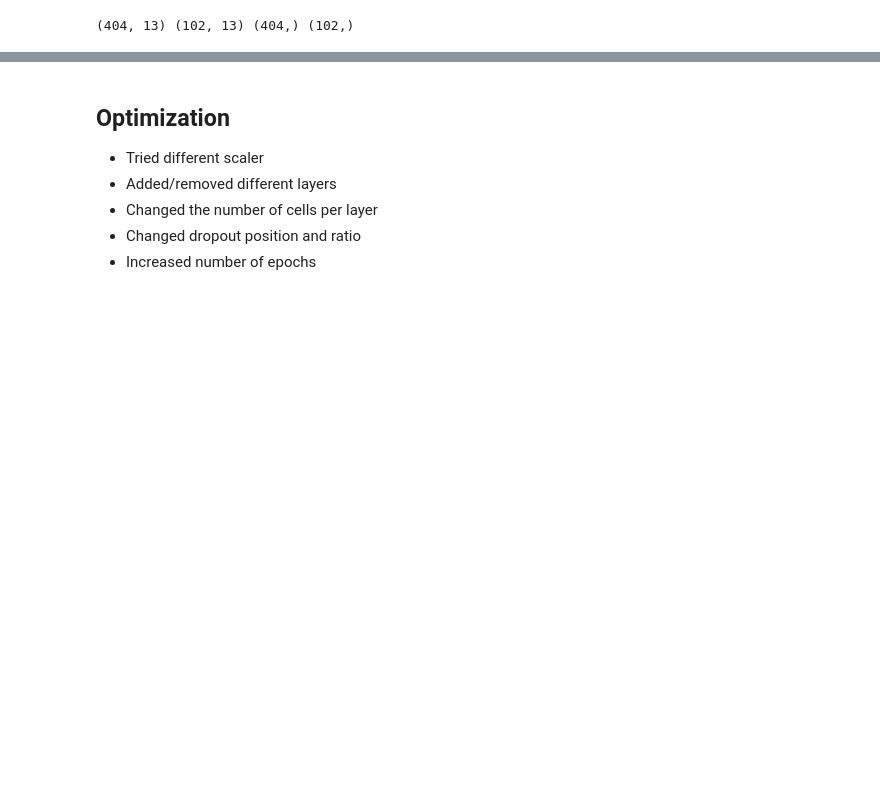
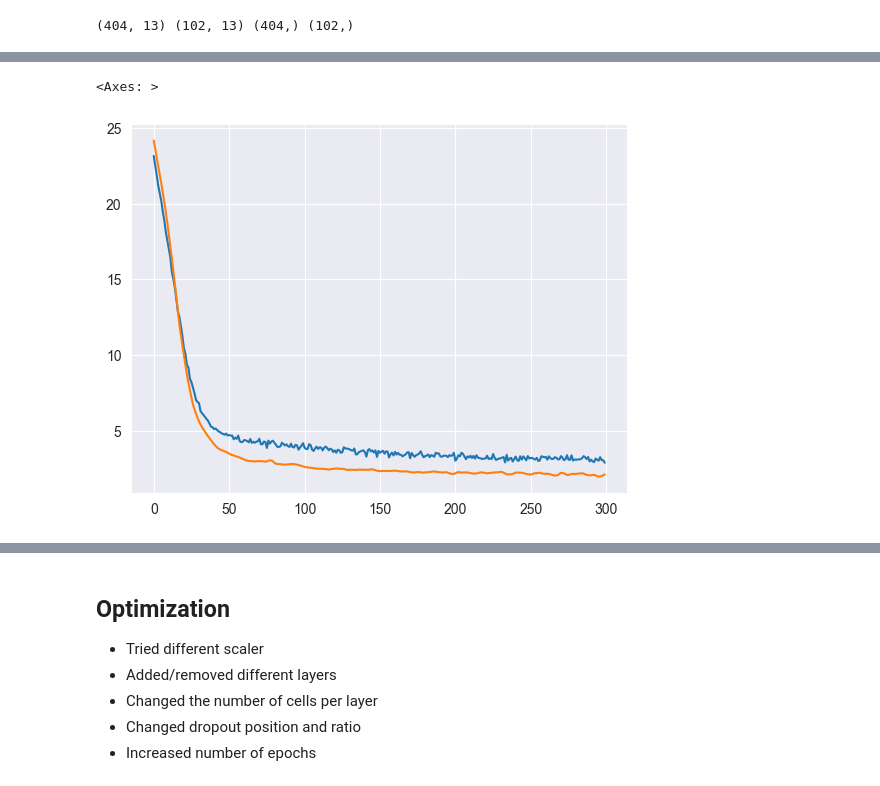
Before and after one commit to bigfrog10/deep_learning_project, a Jupyter notebook: src/task2/task2.ipynb, the cells around one changed output, grey strips where cells are left out. Cells and saved outputs as stored; diff of their text form; code cells hidden in the pictures; blank space fills up the shorter version.

```diff
--- a/src/task2/task2.ipynb
+++ b/src/task2/task2.ipynb
@@ -199,16 +199,19 @@ which can be installed using pip:
 # %%
 # plot mean absolute error
-fig = go.Figure()
-fig.add_trace(go.Scattergl(y=history.history['mae'],
-                           name='Train'))
+sns.lineplot(x=history.epoch, y=history.history['mae'])
+sns.lineplot(x=history.epoch, y=history.history['val_mae'])
 
-fig.add_trace(go.Scattergl(y=history.history['val_mae'],
-                           name='Test'))
-
-
-fig.update_layout(height=500, width=700,
-                  xaxis_title='Epoch',
-                  yaxis_title='Mean Absolute Error')
-
-fig.show()
+# fig = go.Figure()
+# fig.add_trace(go.Scattergl(y=history.history['mae'],
+#                            name='Train'))
+#
+# fig.add_trace(go.Scattergl(y=history.history['val_mae'],
+#                            name='Test'))
+#
+#
+# fig.update_layout(height=500, width=700,
+#                   xaxis_title='Epoch',
+#                   yaxis_title='Mean Absolute Error')
+#
+# fig.show()
 # %% [output]
@@ -216,3 +218,5 @@ fig.show()
+<Axes: >
+[figure, added]
 # %%
 # evaluate the model
 error = model.evaluate(X_train, y_train, verbose=0)
```
Also changed, not shown: parts of 6 cells of this notebook.
